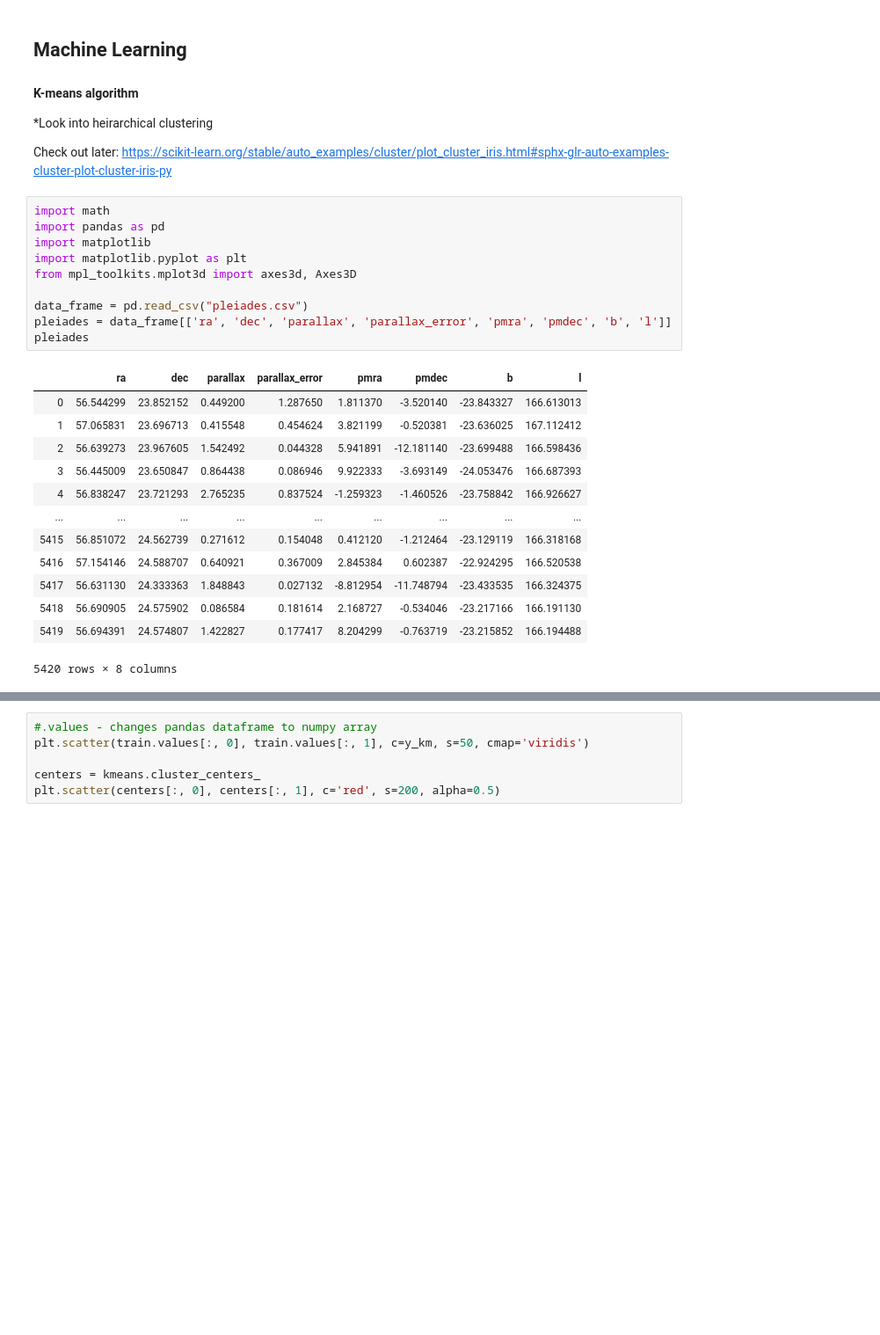
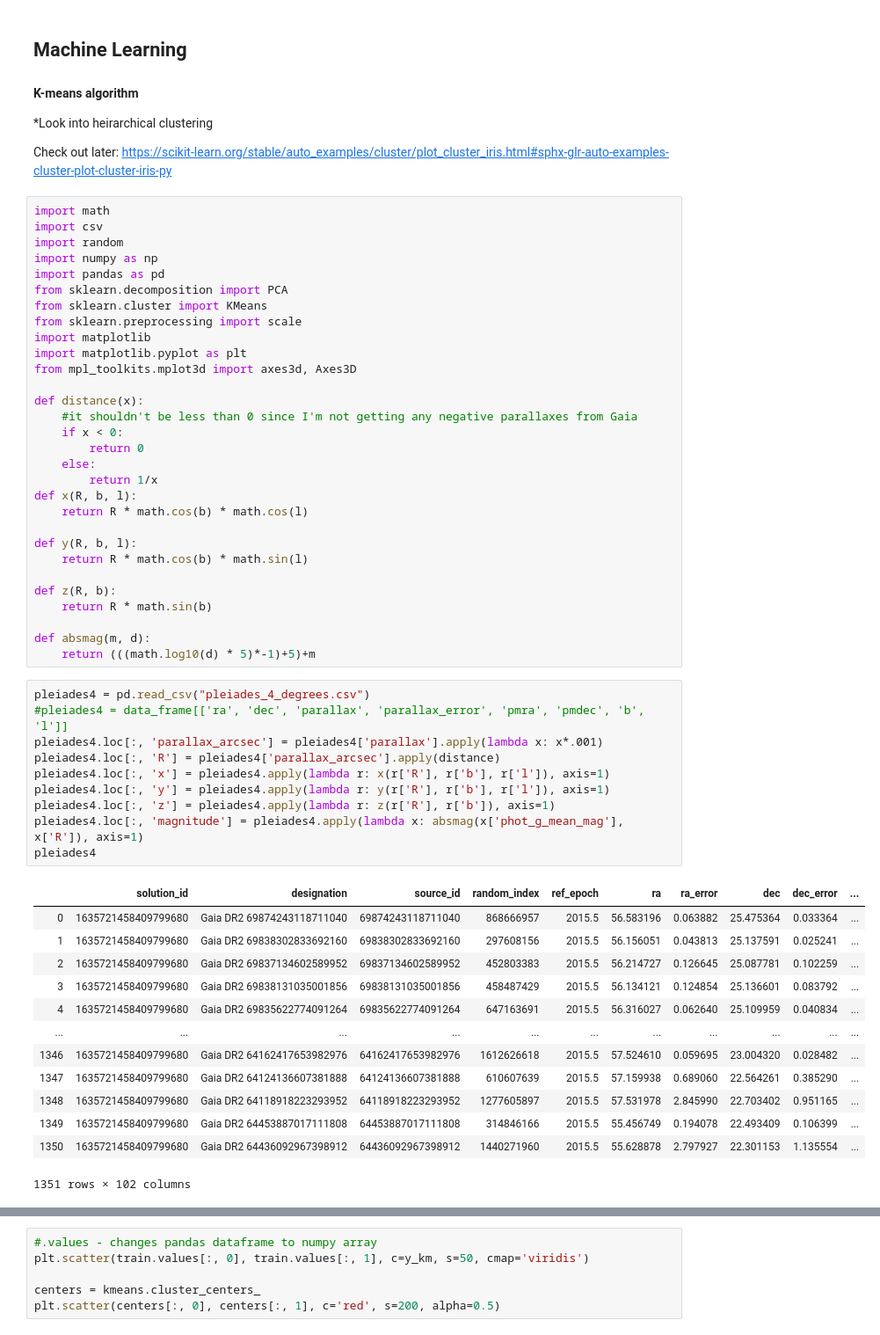
Before and after one commit to lauramv1832/Gaia, a Jupyter notebook: MachineLearning.ipynb, the cells around one changed output, grey strips where cells are left out. Shown at 88% size. Cells and saved outputs as stored; diff of their text form; blank space fills up the shorter version.

```diff
--- a/MachineLearning.ipynb
+++ b/MachineLearning.ipynb
@@ -5,28 +5,58 @@
 
 Check out later:
     https://scikit-learn.org/stable/auto_examples/cluster/plot_cluster_iris.html#sphx-glr-auto-examples-cluster-plot-cluster-iris-py
-# %%
-import math
-import pandas as pd
-import matplotlib
-import matplotlib.pyplot as plt
-from mpl_toolkits.mplot3d import axes3d, Axes3D
-
-data_frame = pd.read_csv("pleiades.csv")
-pleiades = data_frame[['ra', 'dec', 'parallax', 'parallax_error', 'pmra', 'pmdec', 'b', 'l']]
-pleiades
-# %% [output]
-|  | ra | dec | parallax | parallax_error | pmra | pmdec | b | l |
-| 0 | 56.544299 | 23.852152 | 0.449200 | 1.287650 | 1.811370 | -3.520140 | -23.843327 | 166.613013 |
-| 1 | 57.065831 | 23.696713 | 0.415548 | 0.454624 | 3.821199 | -0.520381 | -23.636025 | 167.112412 |
-| 2 | 56.639273 | 23.967605 | 1.542492 | 0.044328 | 5.941891 | -12.181140 | -23.699488 | 166.598436 |
-| 3 | 56.445009 | 23.650847 | 0.864438 | 0.086946 | 9.922333 | -3.693149 | -24.053476 | 166.687393 |
-| 4 | 56.838247 | 23.721293 | 2.765235 | 0.837524 | -1.259323 | -1.460526 | -23.758842 | 166.926627 |
-| ... | ... | ... | ... | ... | ... | ... | ... | ... |
-| 5415 | 56.851072 | 24.562739 | 0.271612 | 0.154048 | 0.412120 | -1.212464 | -23.129119 | 166.318168 |
-| 5416 | 57.154146 | 24.588707 | 0.640921 | 0.367009 | 2.845384 | 0.602387 | -22.924295 | 166.520538 |
-| 5417 | 56.631130 | 24.333363 | 1.848843 | 0.027132 | -8.812954 | -11.748794 | -23.433535 | 166.324375 |
-| 5418 | 56.690905 | 24.575902 | 0.086584 | 0.181614 | 2.168727 | -0.534046 | -23.217166 | 166.191130 |
-| 5419 | 56.694391 | 24.574807 | 1.422827 | 0.177417 | 8.204299 | -0.763719 | -23.215852 | 166.194488 |
-5420 rows × 8 columns
+# %%
+import math
+import csv
+import random
+import numpy as np
+import pandas as pd
+from sklearn.decomposition import PCA
+from sklearn.cluster import KMeans
+from sklearn.preprocessing import scale
+import matplotlib
+import matplotlib.pyplot as plt
+from mpl_toolkits.mplot3d import axes3d, Axes3D
+
+def distance(x):
+    #it shouldn't be less than 0 since I'm not getting any negative parallaxes from Gaia
+    if x < 0:
+        return 0
+    else:
+        return 1/x
+def x(R, b, l):
+    return R * math.cos(b) * math.cos(l)
+
+def y(R, b, l):
+    return R * math.cos(b) * math.sin(l)
+
+def z(R, b):
+    return R * math.sin(b)
+
+def absmag(m, d):
+    return (((math.log10(d) * 5)*-1)+5)+m
+# %%
+pleiades4 = pd.read_csv("pleiades_4_degrees.csv")
+#pleiades4 = data_frame[['ra', 'dec', 'parallax', 'parallax_error', 'pmra', 'pmdec', 'b', 'l']]
+pleiades4.loc[:, 'parallax_arcsec'] = pleiades4['parallax'].apply(lambda x: x*.001)
+pleiades4.loc[:, 'R'] = pleiades4['parallax_arcsec'].apply(distance)
+pleiades4.loc[:, 'x'] = pleiades4.apply(lambda r: x(r['R'], r['b'], r['l']), axis=1)
+pleiades4.loc[:, 'y'] = pleiades4.apply(lambda r: y(r['R'], r['b'], r['l']), axis=1)
+pleiades4.loc[:, 'z'] = pleiades4.apply(lambda r: z(r['R'], r['b']), axis=1)
+pleiades4.loc[:, 'magnitude'] = pleiades4.apply(lambda x: absmag(x['phot_g_mean_mag'], x['R']), axis=1)
+pleiades4
+# %% [output]
+|  | solution_id | designation | source_id | random_index | ref_epoch | ra | ra_error | dec | dec_error | ... |
+| 0 | 1635721458409799680 | Gaia DR2 69874243118711040 | 69874243118711040 | 868666957 | 2015.5 | 56.583196 | 0.063882 | 25.475364 | 0.033364 | ... |
+| 1 | 1635721458409799680 | Gaia DR2 69838302833692160 | 69838302833692160 | 297608156 | 2015.5 | 56.156051 | 0.043813 | 25.137591 | 0.025241 | ... |
+| 2 | 1635721458409799680 | Gaia DR2 69837134602589952 | 69837134602589952 | 452803383 | 2015.5 | 56.214727 | 0.126645 | 25.087781 | 0.102259 | ... |
+| 3 | 1635721458409799680 | Gaia DR2 69838131035001856 | 69838131035001856 | 458487429 | 2015.5 | 56.134121 | 0.124854 | 25.136601 | 0.083792 | ... |
+| 4 | 1635721458409799680 | Gaia DR2 69835622774091264 | 69835622774091264 | 647163691 | 2015.5 | 56.316027 | 0.062640 | 25.109959 | 0.040834 | ... |
+| ... | ... | ... | ... | ... | ... | ... | ... | ... | ... | ... |
+| 1346 | 1635721458409799680 | Gaia DR2 64162417653982976 | 64162417653982976 | 1612626618 | 2015.5 | 57.524610 | 0.059695 | 23.004320 | 0.028482 | ... |
+| 1347 | 1635721458409799680 | Gaia DR2 64124136607381888 | 64124136607381888 | 610607639 | 2015.5 | 57.159938 | 0.689060 | 22.564261 | 0.385290 | ... |
+| 1348 | 1635721458409799680 | Gaia DR2 64118918223293952 | 64118918223293952 | 1277605897 | 2015.5 | 57.531978 | 2.845990 | 22.703402 | 0.951165 | ... |
+| 1349 | 1635721458409799680 | Gaia DR2 64453887017111808 | 64453887017111808 | 314846166 | 2015.5 | 55.456749 | 0.194078 | 22.493409 | 0.106399 | ... |
+| 1350 | 1635721458409799680 | Gaia DR2 64436092967398912 | 64436092967398912 | 1440271960 | 2015.5 | 55.628878 | 2.797927 | 22.301153 | 1.135554 | ... |
+1351 rows × 102 columns
 # %%
```
Also changed, not shown: parts of 5 cells of this notebook, 5 other files.
